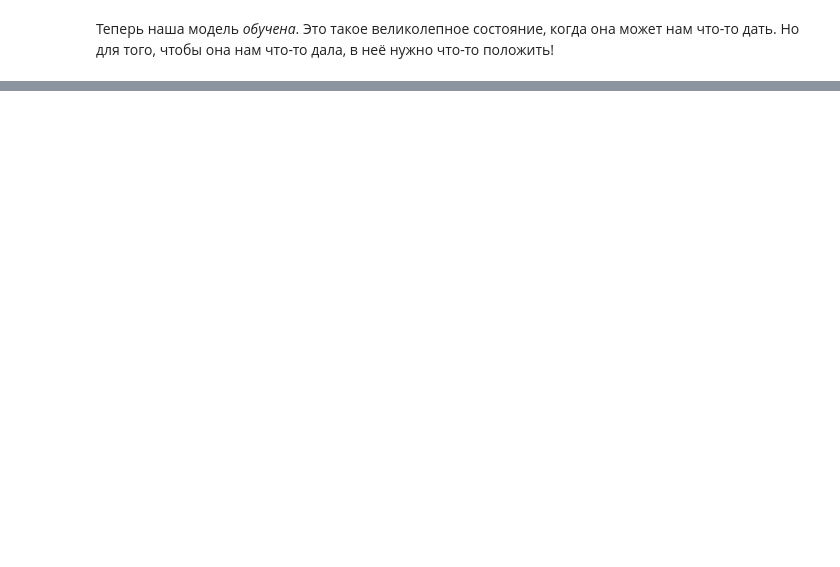
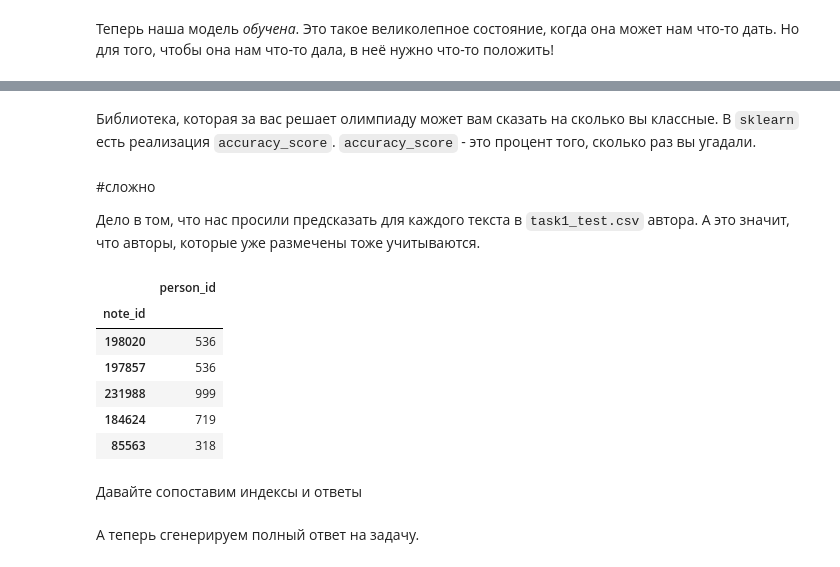
Before and after one commit to tvorogme/nti, a Jupyter notebook: task1.ipynb, the cells around one changed output, grey strips where cells are left out. Saved outputs shown, nothing was run; the diff lists cells and outputs as text; code cells hidden in the pictures; blank space fills up the shorter version.

Commit message:
Add score, memes and more descriptions

````diff
--- a/task1.ipynb
+++ b/task1.ipynb
@@ -318,0 +329,5 @@ answer = model.predict(X_answer)
+# %%
+# Как я уже писал ранее, все ответы лежат в этом *забавном* csv.
+answers = pd.DataFrame.from_csv('task1_answers.csv')
+# %% [markdown]
+Библиотека, которая за вас решает олимпиаду может вам сказать на сколько вы классные. В ```sklearn``` есть реализация ```accuracy_score```. ```accuracy_score``` - это процент того, сколько раз вы угадали.
@@ -318,0 +336,16 @@ answer = model.predict(X_answer)
+# %% [markdown]
+#сложно
+
+Дело в том, что нас просили предсказать для каждого текста в ```task1_test.csv``` автора. А это значит, что авторы, которые уже размечены тоже учитываются.
+# %%
+answers.head()
+# %% [output]
+|  | person_id |
+| note_id |  |
+| 198020 | 536 |
+| 197857 | 536 |
+| 231988 | 999 |
+| 184624 | 719 |
+| 85563 | 318 |
+# %% [markdown]
+Давайте сопоставим индексы и ответы
@@ -318,0 +356,2 @@ answer = model.predict(X_answer)
+# %% [markdown]
+А теперь сгенерируем полный ответ на задачу.
````
Also changed, not shown: parts of 12 cells of this notebook.
